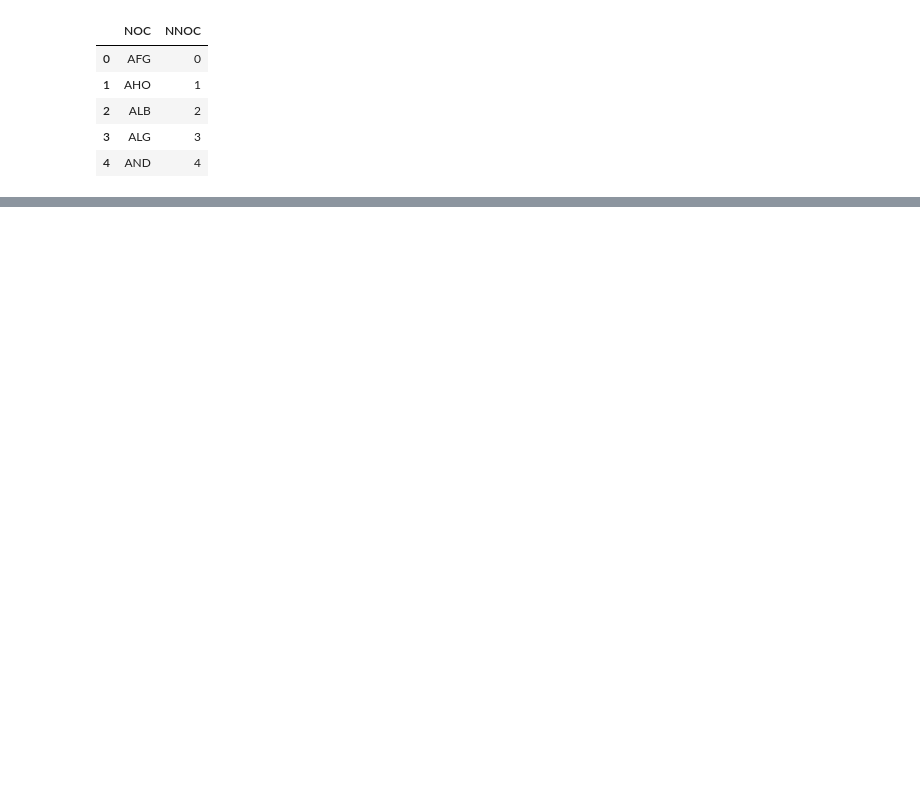
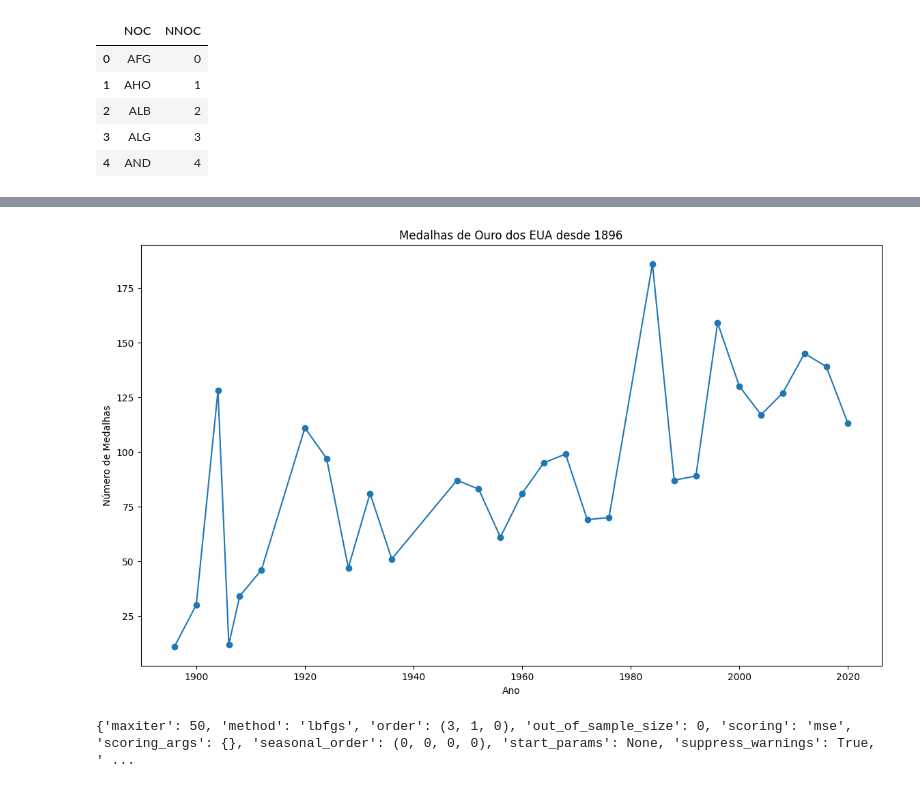
Before and after one commit to thiagonarcizo/formulacao-projetos, a Jupyter notebook: olimpiadas/tratamento.ipynb, the cells around one changed output, grey strips where cells are left out. Drawn from its saved outputs; the diff is of its cells as text; code cells hidden in the pictures; blank space fills up the shorter version.

Commit message:
modelagem

```diff
--- a/olimpiadas/tratamento.ipynb
+++ b/olimpiadas/tratamento.ipynb
@@ -175,0 +308,10 @@ IntRangeSlider(value=(1896, 2020), continuous_update=False, description='Interva
+# %%
+#line plot of gold medals of USA since 1896:
+plt.figure(figsize=(14, 8))
+plt.plot(df_medalsUSA['Year'], df_medalsUSA['Gold'], marker='o')
+plt.title('Medalhas de Ouro dos EUA desde 1896')
+plt.xlabel('Ano')
+plt.ylabel('Número de Medalhas')
+plt.show()
+# %% [output]
+[figure, added]
@@ -175,0 +322,23 @@ IntRangeSlider(value=(1896, 2020), continuous_update=False, description='Interva
+# %%
+# Extract the relevant data for USA from the df_USA DataFrame
+usa_medals = df_medalsUSA[['Year', 'Gold', 'Silver', 'Bronze']].copy()
+
+# Set the 'Year' column as the index
+usa_medals.set_index('Year', inplace=True)
+
+# Create a time series for each medal type
+gold_ts = usa_medals['Gold']
+silver_ts = usa_medals['Silver']
+bronze_ts = usa_medals['Bronze']
+
+# Assuming your time series data is stored in the variable `time_series_data`
+# Use auto_arima to determine the best ARIMA model
+model = auto_arima(bronze_ts, seasonal=False)
+
+# Get the coefficients of the ARIMA model
+coefficients = model.get_params()
+
+# Print the coefficients
+print(coefficients)
+# %% [output]
+{'maxiter': 50, 'method': 'lbfgs', 'order': (3, 1, 0), 'out_of_sample_size': 0, 'scoring': 'mse', 'scoring_args': {}, 'seasonal_order': (0, 0, 0, 0), 'start_params': None, 'suppress_warnings': True, ' ...
```
Also changed, not shown: parts of 20 cells of this notebook.
